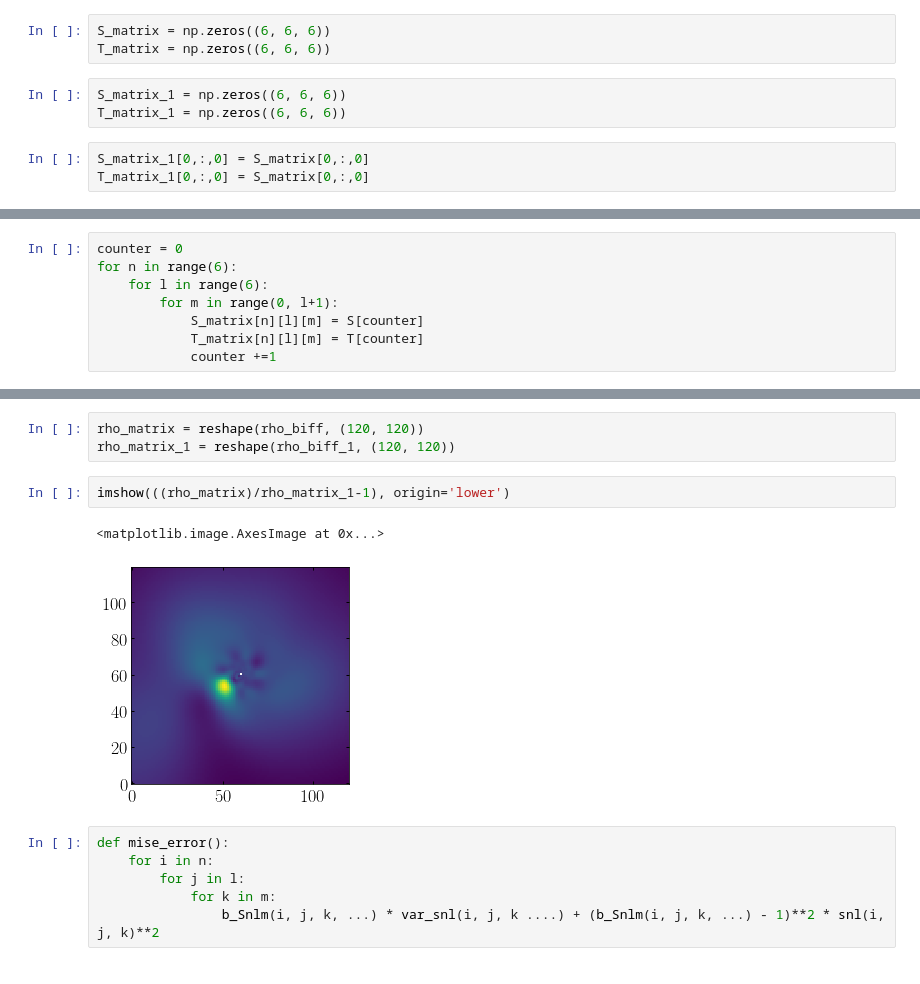
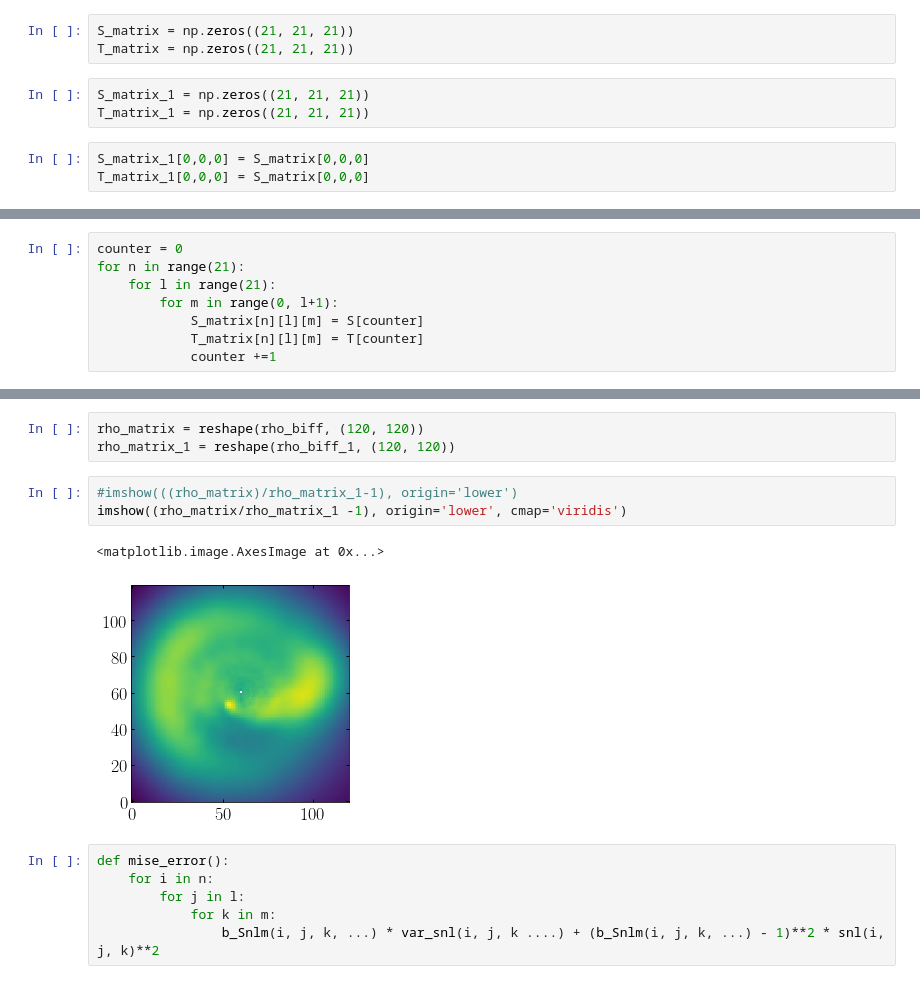
Before and after one commit to jngaravitoc/MW-LMC-SCF, a Jupyter notebook: code/coeff_variance.ipynb, the cells around one changed output, grey strips where cells are left out. Drawn from its saved outputs; the diff is of its cells as text.

```diff
--- a/code/coeff_variance.ipynb
+++ b/code/coeff_variance.ipynb
@@ -132,9 +128,9 @@ len(S_mwlmc.flatten())
 # %%
-S_matrix = np.zeros((6, 6, 6))
-T_matrix = np.zeros((6, 6, 6))
+S_matrix = np.zeros((21, 21, 21))
+T_matrix = np.zeros((21, 21, 21))
 # %%
-S_matrix_1 = np.zeros((6, 6, 6))
-T_matrix_1 = np.zeros((6, 6, 6))
+S_matrix_1 = np.zeros((21, 21, 21))
+T_matrix_1 = np.zeros((21, 21, 21))
 # %%
-S_matrix_1[0,:,0] = S_matrix[0,:,0]
-T_matrix_1[0,:,0] = S_matrix[0,:,0]
+S_matrix_1[0,0,0] = S_matrix[0,0,0]
+T_matrix_1[0,0,0] = S_matrix[0,0,0]
@@ -161,7 +137,7 @@ array([[[38873484.052536,        0.      ,        0.      ,
 # %%
 counter = 0
-for n in range(6):
-    for l in range(6):
+for n in range(21):
+    for l in range(21):
         for m in range(0, l+1):
             S_matrix[n][l][m] = S[counter]
             T_matrix[n][l][m] = T[counter]
@@ -177,10 +153,11 @@ rho_biff_1 = biff.density(np.ascontiguousarray(np.array([np.zeros(len(y_grid_2.f
 rho_matrix = reshape(rho_biff, (120, 120))
 rho_matrix_1 = reshape(rho_biff_1, (120, 120))
 # %%
-imshow(((rho_matrix)/rho_matrix_1-1), origin='lower')
+#imshow(((rho_matrix)/rho_matrix_1-1), origin='lower')
+imshow((rho_matrix/rho_matrix_1 -1), origin='lower', cmap='viridis')
 # %% [output]
 <matplotlib.image.AxesImage at 0x...>
-[figure, old version]
+[figure, new version]
 # %%
 def mise_error():
     for i in n:
```
Also changed, not shown: parts of 3 cells of this notebook.
